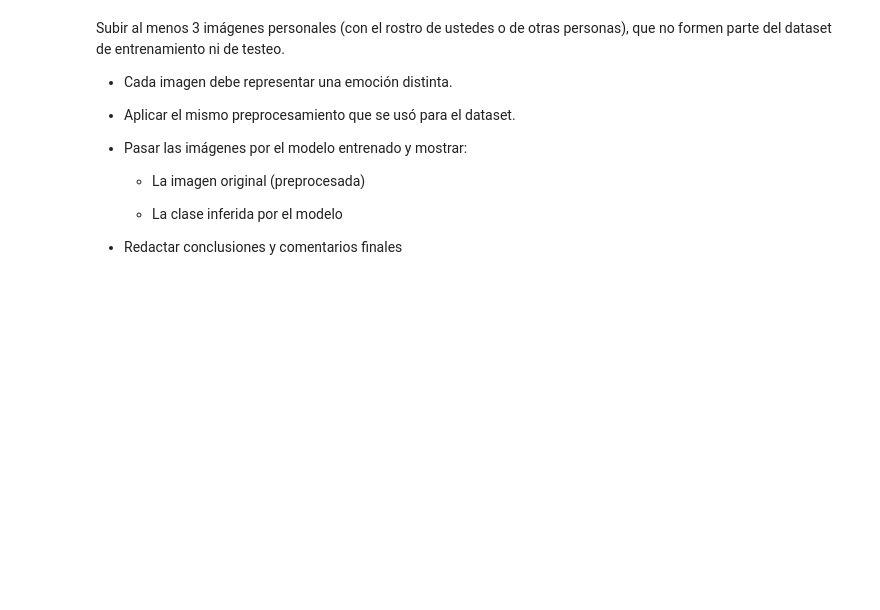
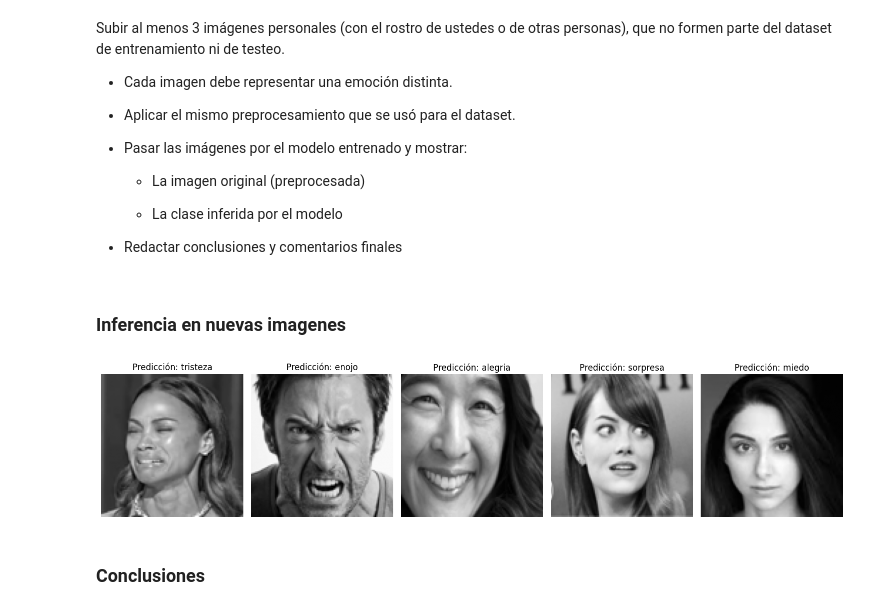
Before and after one commit to joagonzalez/ceia-aprendizaje-profundo, a Jupyter notebook: tp2/JOAQUIN-GONZALEZ-DL-TP2-Co18.ipynb, the cells around one changed output. Cells and saved outputs as stored; diff of their text form; code cells hidden in the pictures; blank space fills up the shorter version.

```diff
--- a/tp2/JOAQUIN-GONZALEZ-DL-TP2-Co18.ipynb
+++ b/tp2/JOAQUIN-GONZALEZ-DL-TP2-Co18.ipynb
@@ -1315,3 +1469,5 @@ Subir al menos 3 imágenes personales (con el rostro de ustedes o de otras perso
   - La clase inferida por el modelo
 
 - Redactar conclusiones y comentarios finales
+# %% [markdown]
+### Inferencia en nuevas imagenes
@@ -1317,0 +1534,9 @@ Subir al menos 3 imágenes personales (con el rostro de ustedes o de otras perso
+# %%
+# Ejemplo de uso
+external_dataset_path = "external_eval_dataset"
+imagenes, etiquetas, clases = inferencia(model_final, external_dataset_path, test_transform, test_dataset.classes, device)
+resultados_inferencia(imagenes, etiquetas, clases)
+# %% [output]
+[figure, added]
+# %% [markdown]
+### Conclusiones
```
Also changed, not shown: parts of 15 cells of this notebook.
